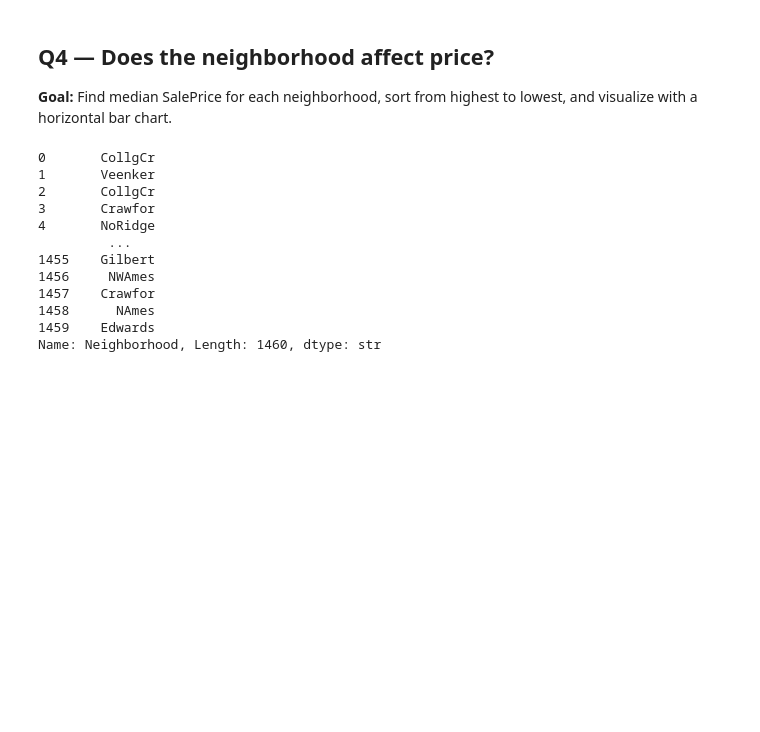
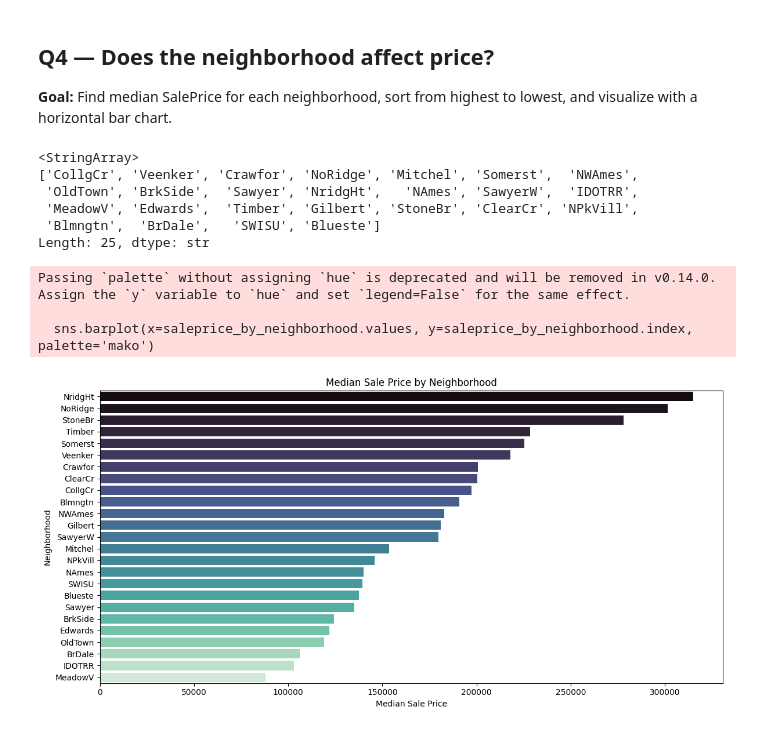
Before and after one commit to Thunder-Bird-007/house-price-analysis, a Jupyter notebook: notebooks/analysis.ipynb, the cells around one changed output. Drawn from its saved outputs; the diff is of its cells as text; code cells hidden in the pictures; blank space fills up the shorter version.

```diff
--- a/notebooks/analysis.ipynb
+++ b/notebooks/analysis.ipynb
@@ -216,17 +266,27 @@ Quality is the strongest predictor I've seen so far (r = 0.81). But low-quality
 
 **Goal:** Find median SalePrice for each neighborhood, sort from highest to lowest, and visualize with a horizontal bar chart.
 # %%
-df['Neighborhood']
+df['Neighborhood'].unique()
 # %% [output]
-0       CollgCr
-1       Veenker
-2       CollgCr
-3       Crawfor
-4       NoRidge
-         ...
-1455    Gilbert
-1456     NWAmes
-1457    Crawfor
-1458      NAmes
-1459    Edwards
-Name: Neighborhood, Length: 1460, dtype: str
+<StringArray>
+['CollgCr', 'Veenker', 'Crawfor', 'NoRidge', 'Mitchel', 'Somerst',  'NWAmes',
+ 'OldTown', 'BrkSide',  'Sawyer', 'NridgHt',   'NAmes', 'SawyerW',  'IDOTRR',
+ 'MeadowV', 'Edwards',  'Timber', 'Gilbert', 'StoneBr', 'ClearCr', 'NPkVill',
+ 'Blmngtn',  'BrDale',   'SWISU', 'Blueste']
+Length: 25, dtype: str
+# %%
+saleprice_by_neighborhood = df.groupby('Neighborhood')['SalePrice'].median().sort_values(ascending=False)
+plt.figure(figsize=(12,6))
+sns.barplot(x=saleprice_by_neighborhood.values, y=saleprice_by_neighborhood.index, palette='mako')
+plt.xticks(rotation=0)
+plt.title("Median Sale Price by Neighborhood")
+plt.xlabel('Median Sale Price')
+plt.ylabel('Neighborhood')
+plt.tight_layout()
+plt.savefig("../visuals/median_saleprice_by_neighborhood.png", dpi=150, bbox_inches='tight')
+plt.show()
+# %% [output]
+Passing `palette` without assigning `hue` is deprecated and will be removed in v0.14.0. Assign the `y` variable to `hue` and set `legend=False` for the same effect.
+
+  sns.barplot(x=saleprice_by_neighborhood.values, y=saleprice_by_neighborhood.index, palette='mako')
+[figure, added]
```
Also changed, not shown: parts of 19 cells of this notebook, 4 other files.
